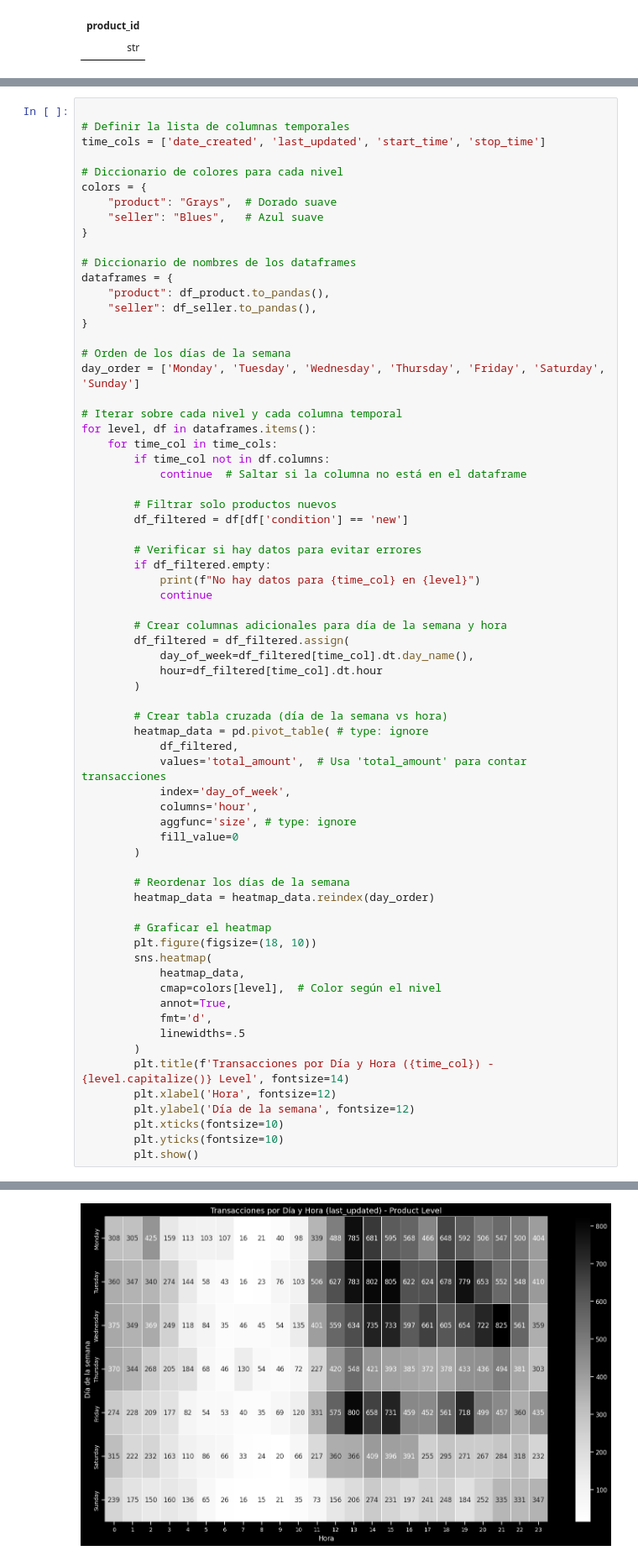
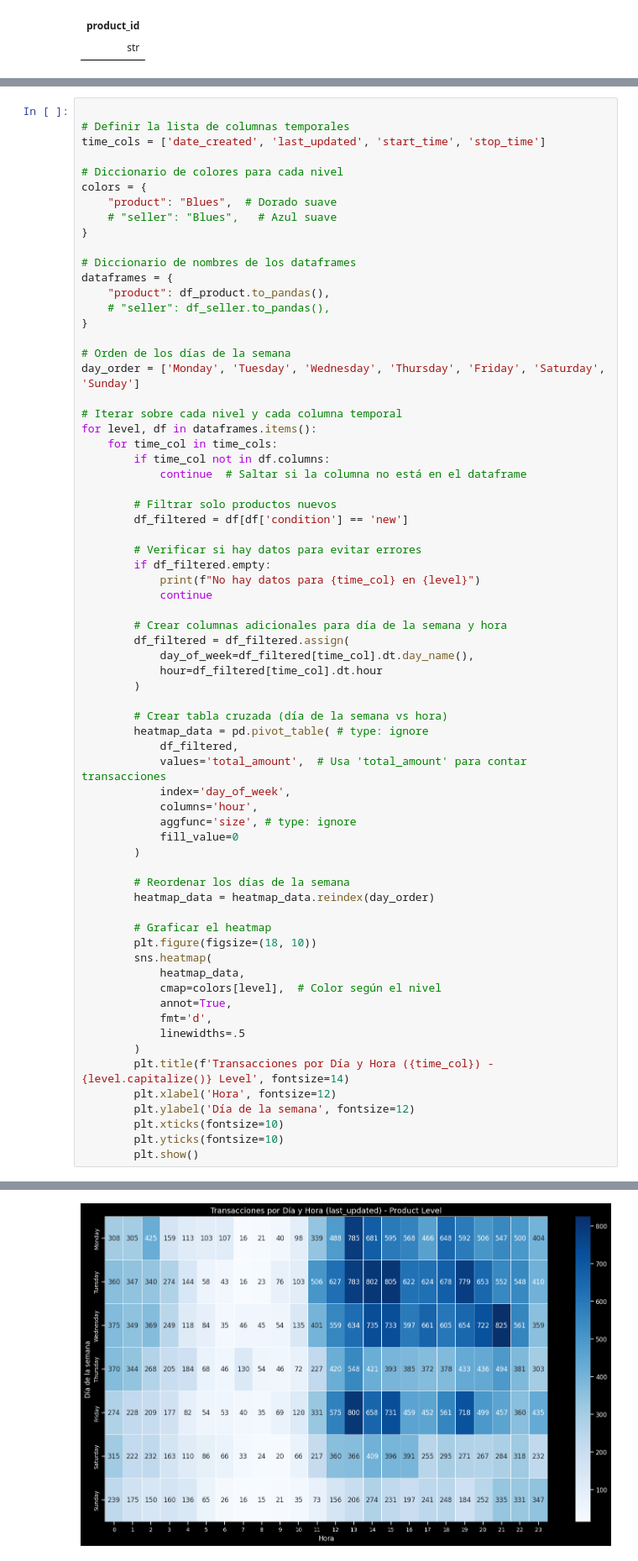
Before and after one commit to jorge-robledo11/MELI, a Jupyter notebook: notebooks/exploration/02_analisis_negocio.ipynb, the cells around one changed output, grey strips where cells are left out. Shown at 84% size. Drawn from its saved outputs; the diff is of its cells as text.

```diff
--- a/notebooks/exploration/02_analisis_negocio.ipynb
+++ b/notebooks/exploration/02_analisis_negocio.ipynb
@@ -369,14 +357,14 @@ time_cols = ['date_created', 'last_updated', 'start_time', 'stop_time']
 
 # Diccionario de colores para cada nivel
 colors = {
-    "product": "Grays",  # Dorado suave
-    "seller": "Blues",   # Azul suave
+    "product": "Blues",  # Dorado suave
+    # "seller": "Blues",   # Azul suave
 }
 
 # Diccionario de nombres de los dataframes
 dataframes = {
     "product": df_product.to_pandas(),
-    "seller": df_seller.to_pandas(),
+    # "seller": df_seller.to_pandas(),
 }
 
 # Orden de los días de la semana
@@ -435 +423 @@ for level, df in dataframes.items():
-[figure, old version]
+[figure, new version]
```
Also changed, not shown: parts of 3 cells of this notebook, 1 other file.
